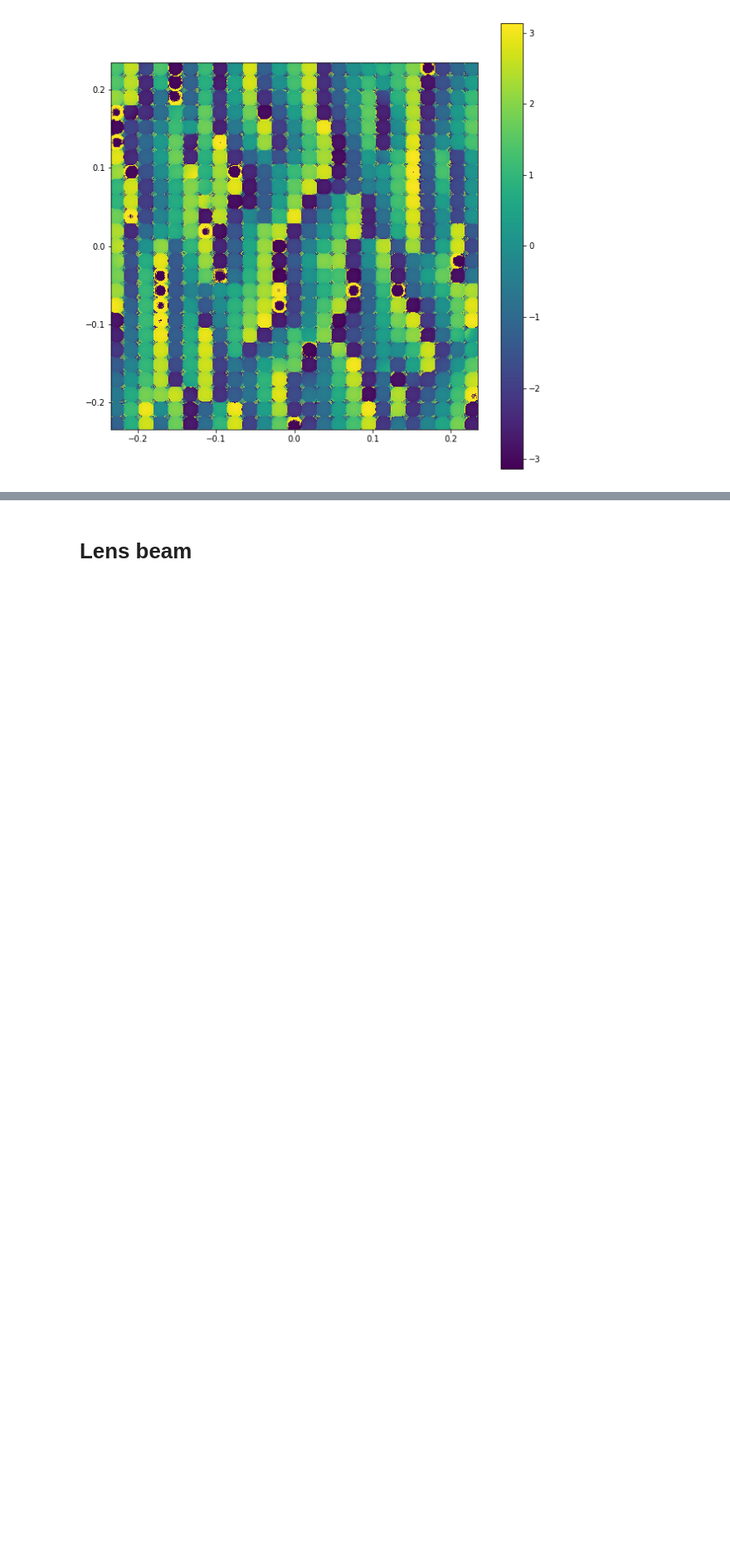
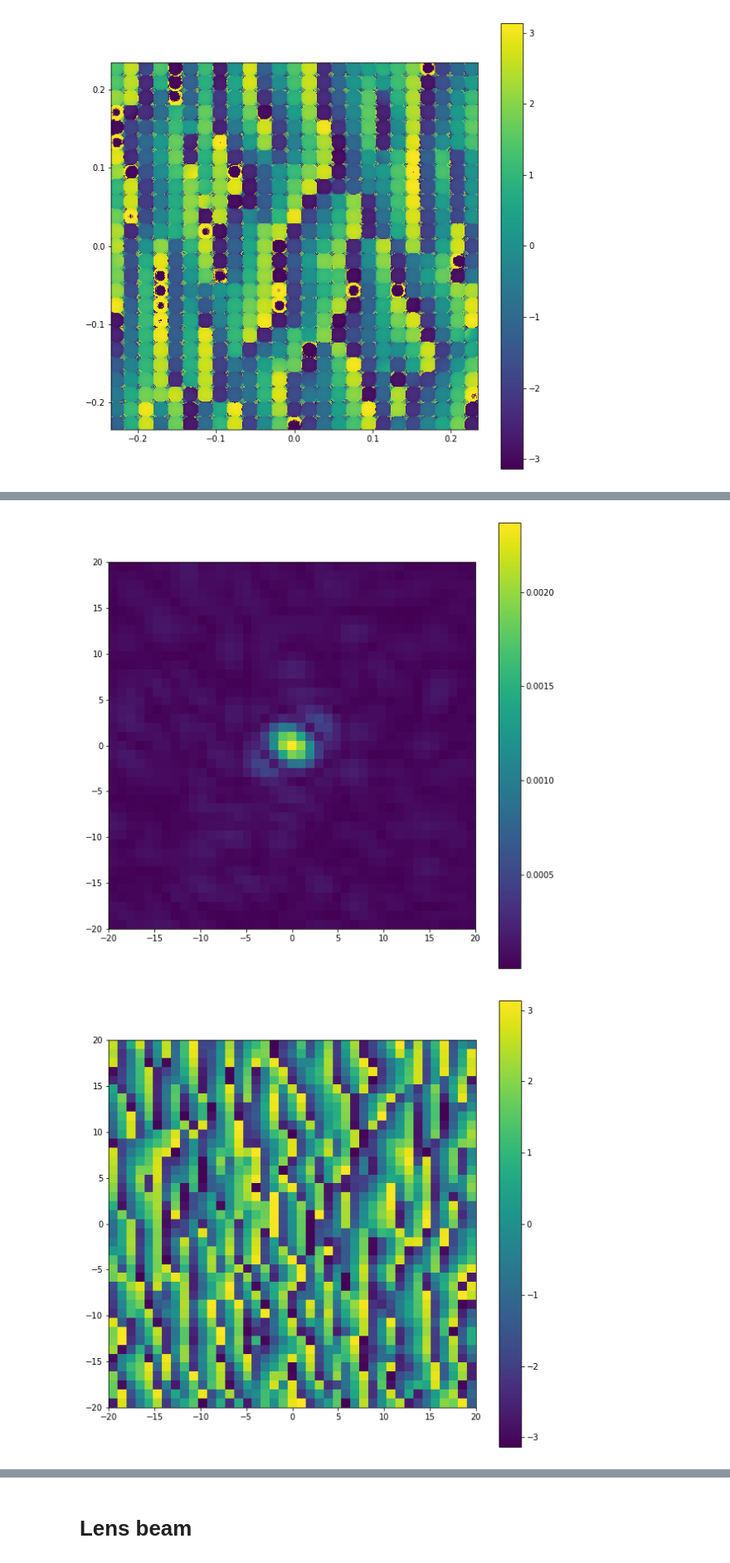
Before and after one commit to simply-nicky/cbc, a Jupyter notebook: prototyping/proto.ipynb, the cells around one changed output, grey strips where cells are left out. Shown at 83% size. Cells and saved outputs as stored; diff of their text form; code cells hidden in the pictures; blank space fills up the shorter version.

```diff
--- a/prototyping/proto.ipynb
+++ b/prototyping/proto.ipynb
@@ -299,0 +281,10 @@ H, K = 10, 10
+# %%
+wavelength = 1.5e-7
+f, ap, defoc = 2, 2e-2, 1e-4
+waist = 4.5e-6
+a, b, c = 7.9e-6, 7.9e-6, 3.8e-6
+Nx, Ny, Nz = 20, 20, 1
+H, K = 20, 20
+detNx, detNy = 2*H+1, 2*K+1
+pix_size = 1/a
+det_dist = 1/wavelength
@@ -300 +300,16 @@ H, K = 10, 10
+# %%
+res, kxs, kys = diffres.res, diffres.kxs, diffres.kys
+ints = np.abs(res)
+plt.figure(figsize=(10,10))
+plt.imshow(ints, extent=[-H,H,-K,K])
+plt.colorbar()
+plt.show()
+ang = np.angle(res)
+plt.figure(figsize=(10,10))
+plt.imshow(ang, extent=[-H,H,-K,K])
+plt.colorbar()
+plt.show()
+# %% [output]
+[figure, added]
+[figure, added]
 # %%
```
Also changed, not shown: parts of 19 cells of this notebook, 4 other files.
